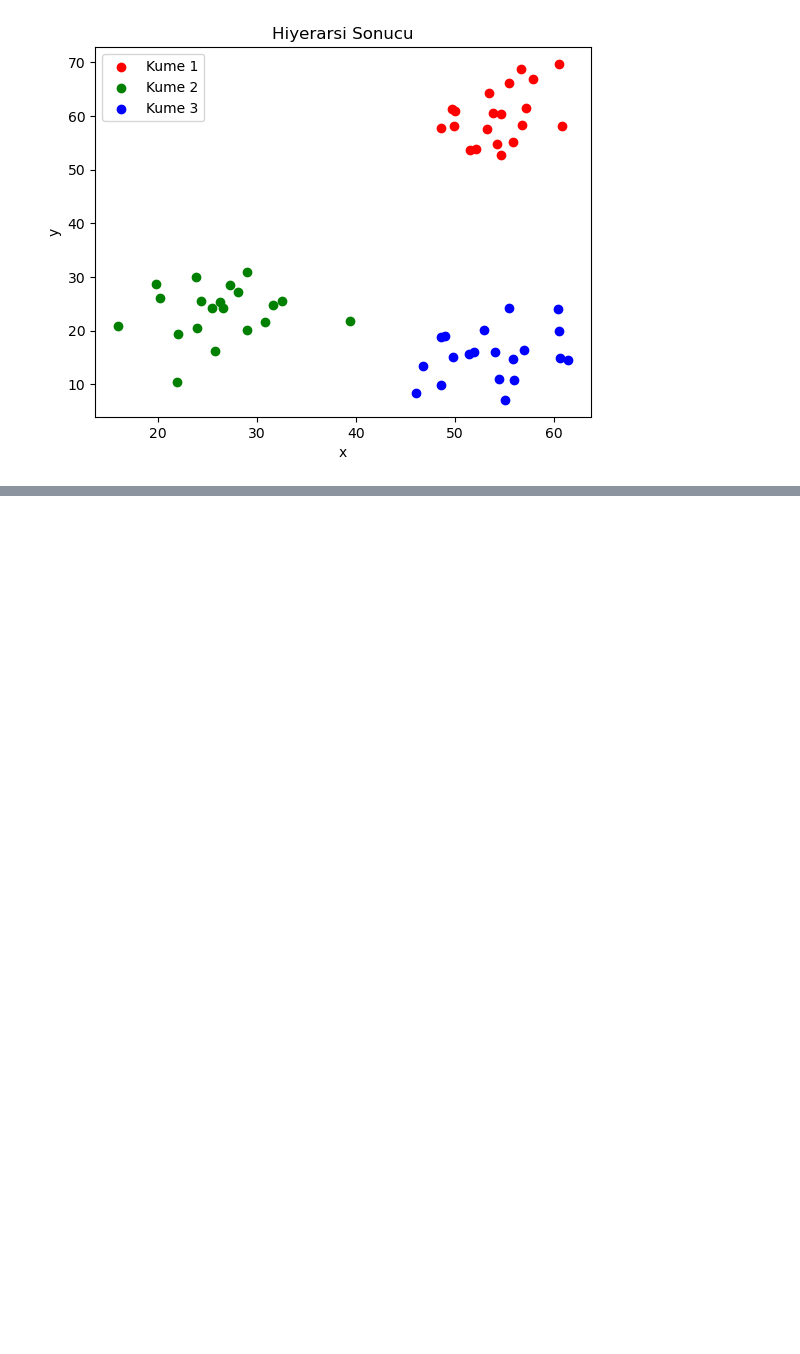
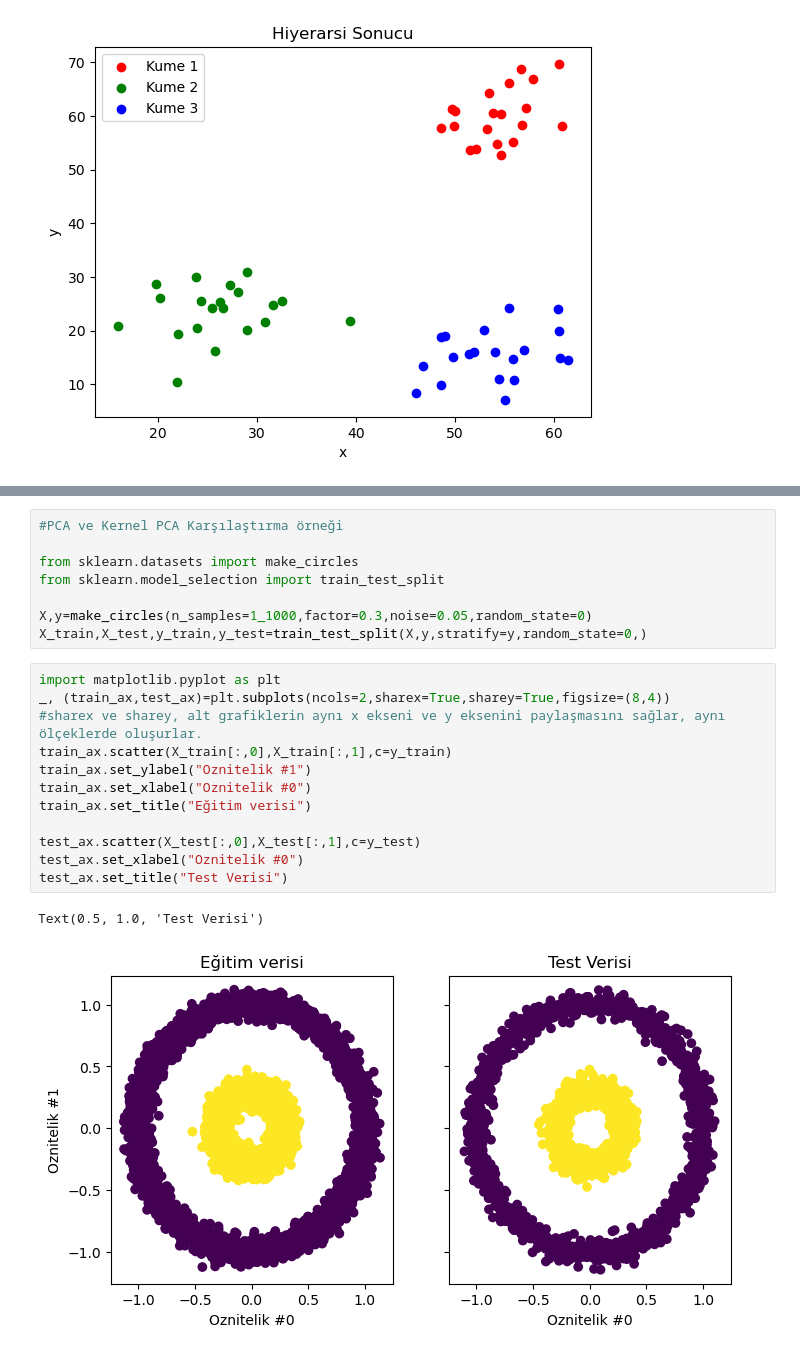
Before and after one commit to ErtugrulDay/Data-Analysis, a Jupyter notebook: 2yapay_zeka.ipynb, the cells around one changed output, grey strips where cells are left out. Saved outputs shown, nothing was run; the diff lists cells and outputs as text; blank space fills up the shorter version.

```diff
--- a/2yapay_zeka.ipynb
+++ b/2yapay_zeka.ipynb
@@ -760,0 +832,23 @@ plt.show()
+# %%
+#PCA ve Kernel PCA Karşılaştırma örneği
+
+from sklearn.datasets import make_circles
+from sklearn.model_selection import train_test_split
+
+X,y=make_circles(n_samples=1_1000,factor=0.3,noise=0.05,random_state=0)
+X_train,X_test,y_train,y_test=train_test_split(X,y,stratify=y,random_state=0,)
+# %%
+import matplotlib.pyplot as plt
+_, (train_ax,test_ax)=plt.subplots(ncols=2,sharex=True,sharey=True,figsize=(8,4))
+#sharex ve sharey, alt grafiklerin aynı x ekseni ve y eksenini paylaşmasını sağlar, aynı ölçeklerde oluşurlar.
+train_ax.scatter(X_train[:,0],X_train[:,1],c=y_train)
+train_ax.set_ylabel("Oznitelik #1")
+train_ax.set_xlabel("Oznitelik #0")
+train_ax.set_title("Eğitim verisi")
+
+test_ax.scatter(X_test[:,0],X_test[:,1],c=y_test)
+test_ax.set_xlabel("Oznitelik #0")
+test_ax.set_title("Test Verisi")
+# %% [output]
+Text(0.5, 1.0, 'Test Verisi')
+[figure, added]
```
Also changed, not shown: parts of 25 cells of this notebook.
